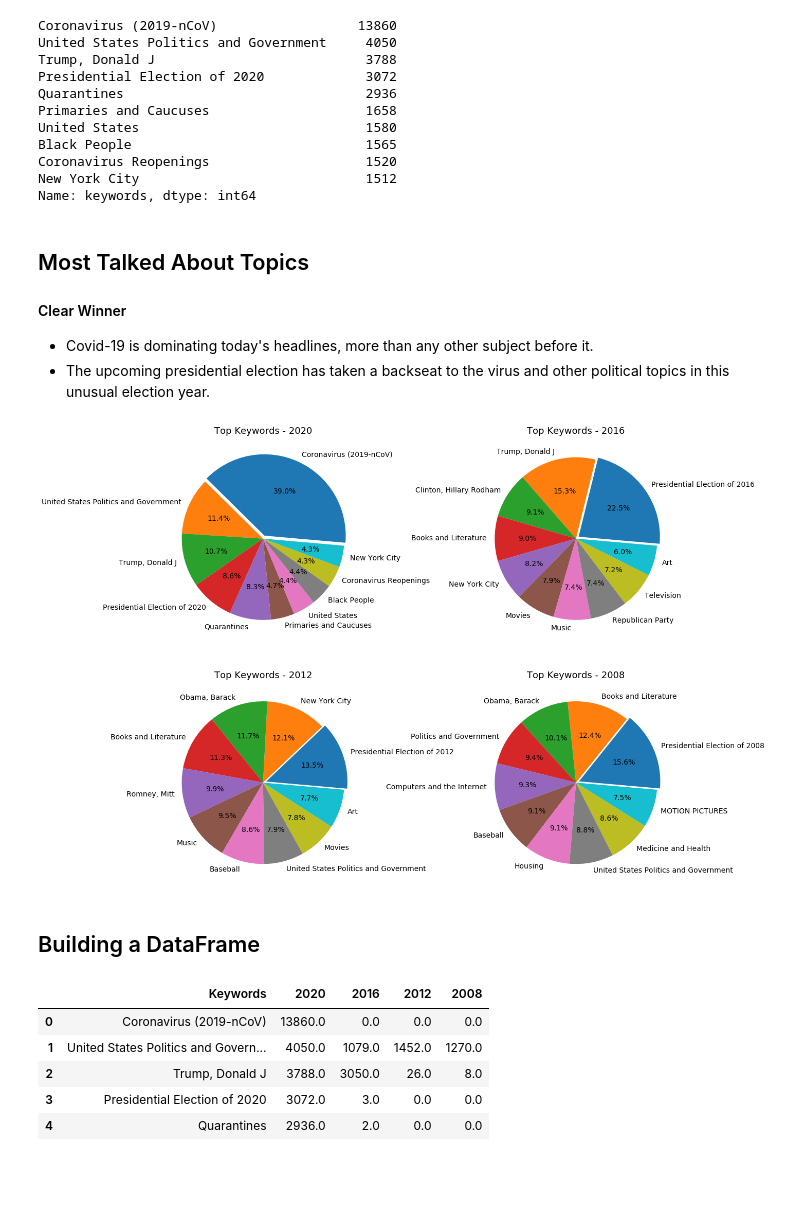
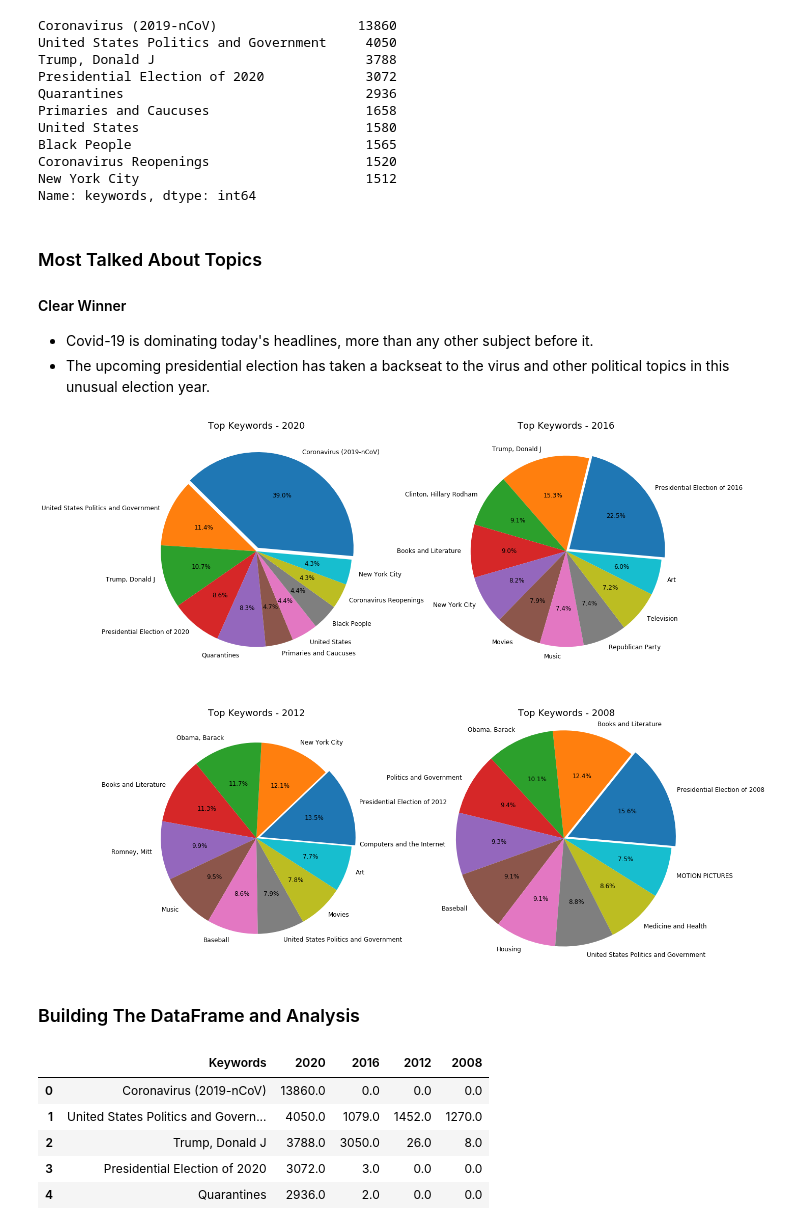
Before and after one commit to loganbonsignore/Media-Consumption-Analysis, a Jupyter notebook: important_voter_issues_analysis.ipynb, the cells around one changed output. Saved outputs shown, nothing was run; the diff lists cells and outputs as text; code cells hidden in the pictures; blank space fills up the shorter version.

Commit message:
chart fixes

```diff
--- a/important_voter_issues_analysis.ipynb
+++ b/important_voter_issues_analysis.ipynb
@@ -43,32 +43,32 @@ Coronavirus Reopenings                    1520
 New York City                             1512
 Name: keywords, dtype: int64
 # %% [markdown]
-## Most Talked About Topics
+### Most Talked About Topics
 #### Clear Winner
 * Covid-19 is dominating today's headlines, more than any other subject before it.
 * The upcoming presidential election has taken a backseat to the virus and other political topics in this unusual election year.
 # %%
-# Display top keywords of each year
+# Find top keywords for each year
 top_keywords_2020 = series_2020.sort_values(ascending=False)[0:10]
 top_keywords_2016 = series_2016.sort_values(ascending=False)[0:10]
 top_keywords_2012 = series_2012.sort_values(ascending=False)[0:10]
 top_keywords_2008 = series_2008.sort_values(ascending=False)[0:10]
 
-fig, (ax1, ax2) = plt.subplots(2,2,figsize=(20,16))
+# Plotting
+fig, (ax1, ax2) = plt.subplots(2,2,figsize=(20,19))
 explode = (.04,0,0,0,0,0,0,0,0,0)
-ax1[0].pie(top_keywords_2020,explode=explode,labels=top_keywords_2020.index,autopct="%1.1f%%",startangle=-5,textprops={'fontsize': 14})
-ax1[1].pie(top_keywords_2016,explode=explode,labels=top_keywords_2016.index,autopct="%1.1f%%",startangle=-5,textprops={'fontsize': 14})
-ax2[0].pie(top_keywords_2012,explode=explode,labels=top_keywords_2012.index,autopct="%1.1f%%",startangle=-5,textprops={'fontsize': 14})
-ax2[1].pie(top_keywords_2008,explode=explode,labels=top_keywords_2008.index,autopct="%1.1f%%",startangle=-5,textprops={'fontsize': 14})
+ax1[0].pie(top_keywords_2020,explode=explode,labels=top_keywords_2020.index,autopct="%1.1f%%",startangle=-5,textprops={'fontsize': 12})
+ax1[1].pie(top_keywords_2016,explode=explode,labels=top_keywords_2016.index,autopct="%1.1f%%",startangle=-5,textprops={'fontsize': 12})
+ax2[0].pie(top_keywords_2012,explode=explode,labels=top_keywords_2012.index,autopct="%1.1f%%",startangle=-5,textprops={'fontsize': 12})
+ax2[1].pie(top_keywords_2008,explode=explode,labels=top_keywords_2008.index,autopct="%1.1f%%",startangle=-5,textprops={'fontsize': 12})
 ax1[0].set_title("Top Keywords - 2020",fontsize=18)
 ax1[1].set_title("Top Keywords - 2016",fontsize=18)
 ax2[0].set_title("Top Keywords - 2012",fontsize=18)
 ax2[1].set_title("Top Keywords - 2008",fontsize=18)
-# plt.tight_layout()
-plt.savefig("Images/1")
+plt.axis("equal")
 plt.show()
 # %% [output]
-[figure, old version]
+[figure, new version]
 # %% [markdown]
-## Building a DataFrame
+### Building The DataFrame and Analysis
 # %%
```
Also changed, not shown: parts of 7 cells of this notebook.
